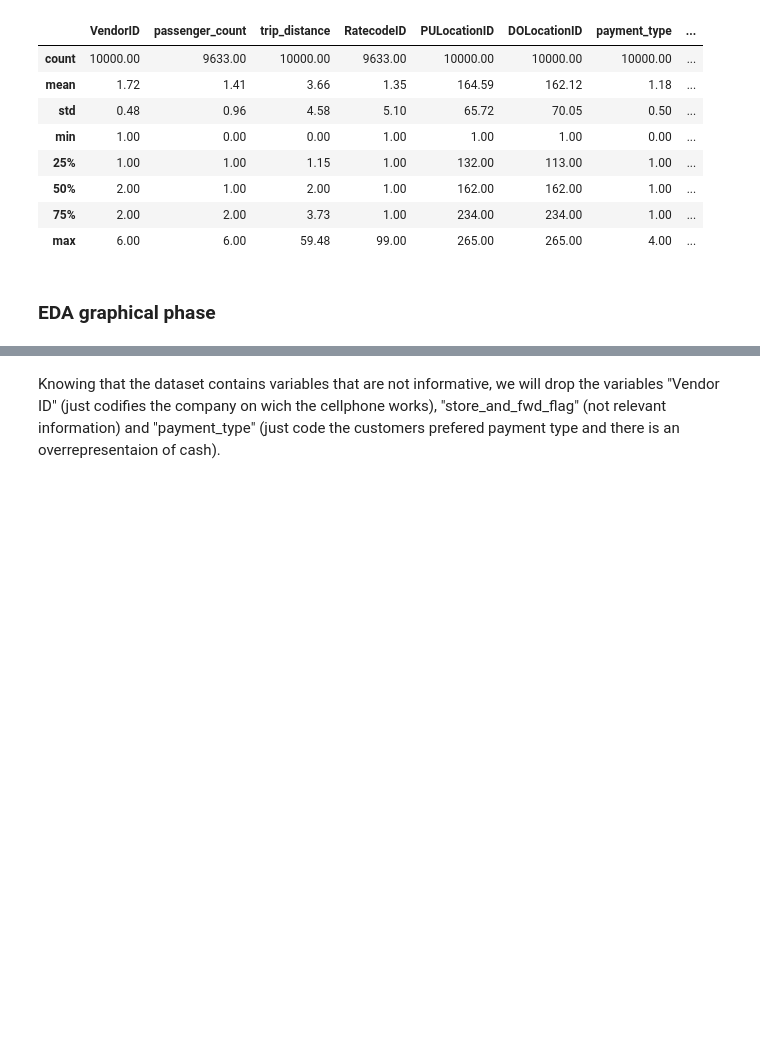
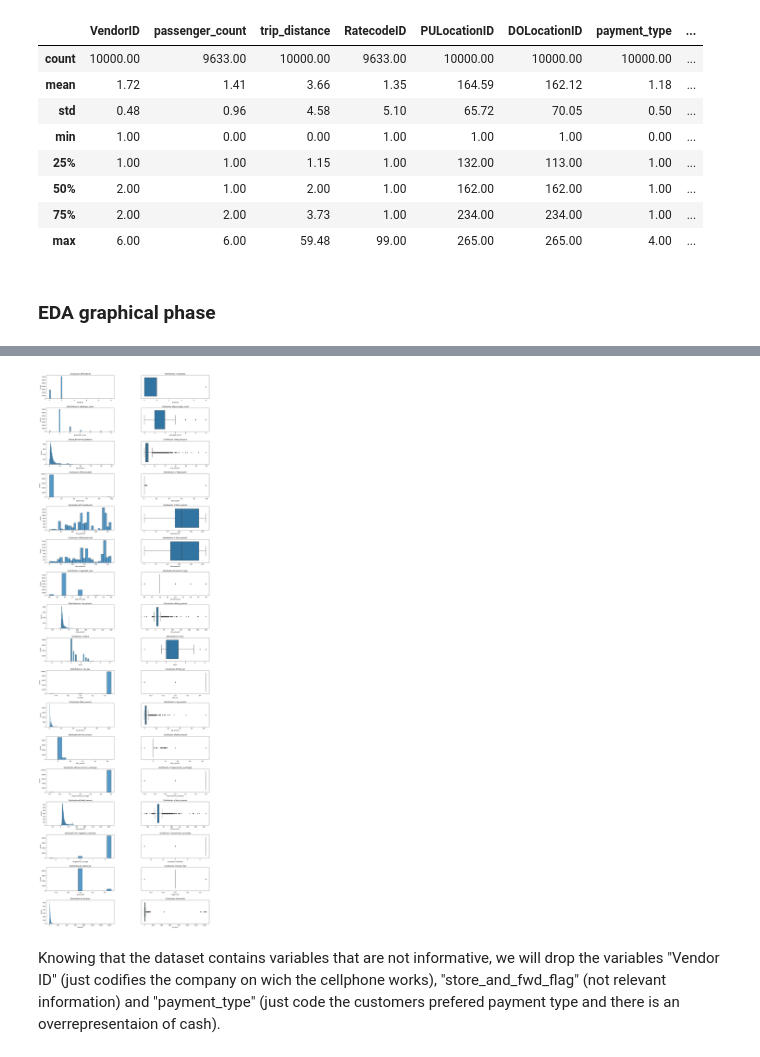
Before and after one commit to andres-mart/FinalProject, a Jupyter notebook: EDA.ipynb, the cells around one changed output, grey strips where cells are left out. Cells and saved outputs as stored; diff of their text form; code cells hidden in the pictures; blank space fills up the shorter version.

```diff
--- a/EDA.ipynb
+++ b/EDA.ipynb
@@ -6,7 +12,7 @@ import seaborn as sns
 # %% [markdown]
 ### Data load
 # %%
-df = pd.read_parquet("/home/asado/Descargas/Anyone AI/final_sprint/yellow_tripdata_2022-05.parquet") ##change the path for your own local
+df = pd.read_parquet("/home/asado/Descargas/Anyone AI/final_sprint/FinalProject/yellow_tripdata_2022-05.parquet") ##change the path for your own local
 df.sample(10, random_state=42) #seed of randomness for reproducibility
 # %% [output]
 |  | VendorID | tpep_pickup_datetime | tpep_dropoff_datetime | passenger_count | trip_distance | RatecodeID | ... |
@@ -107,7 +113,8 @@ We can say that we dont have a lot of variability in the dataset, except for two
 
 One of the aims of the projects it's to predict duration of the trips baes in all other variables, so we will form the duration variable calculating a diference between trip drop-off and pick up, as it follows:
 # %%
-df_subset["duration"] = df_subset["tpep_dropoff_datetime"].dt.hour - df_subset["tpep_pickup_datetime"].dt.hour
+df_subset["duration"] = df_subset["tpep_dropoff_datetime"] - df_subset["tpep_pickup_datetime"]
+df_subset["duration"] = df_subset["duration"].dt.total_seconds() / 60
 df_subset = df_subset.drop(["tpep_pickup_datetime", "tpep_dropoff_datetime"], axis=1)
 # %%
 round(df_subset.describe(),2)
@@ -186,3 +133,22 @@ Distribution of the variable DOLocationID
+# %%
+columns = df_subset.drop(["store_and_fwd_flag"], axis=1).columns
+fig, axes = plt.subplots(nrows=len(columns), ncols=2, figsize=(20,60))
+
+for index, col in enumerate(columns):
+  axes[index][0].set_title(f"Distribution of {col}")
+  sns.histplot(x=df_subset[col], ax=axes[index][0])
+  axes[index][1].set_title(f"Distribution of {col}")
+  sns.boxplot(x=df_subset[col], ax=axes[index][1])
+
+plt.subplots_adjust(left=0.1,
+                    bottom=0.1,
+                    right=0.9,
+                    top=1,
+                    wspace=0.4,
+                    hspace=0.4)
+plt.show()
+# %% [output]
+[figure, added]
 # %% [markdown]
 Knowing that the dataset contains variables that are not informative, we will drop the variables "Vendor ID" (just codifies the company on wich the cellphone works), "store_and_fwd_flag" (not relevant information) and "payment_type" (just code the customers prefered payment type and there is an overrepresentaion of cash).
 # %%
```
Also changed, not shown: parts of 2 cells of this notebook, 3 other files.
